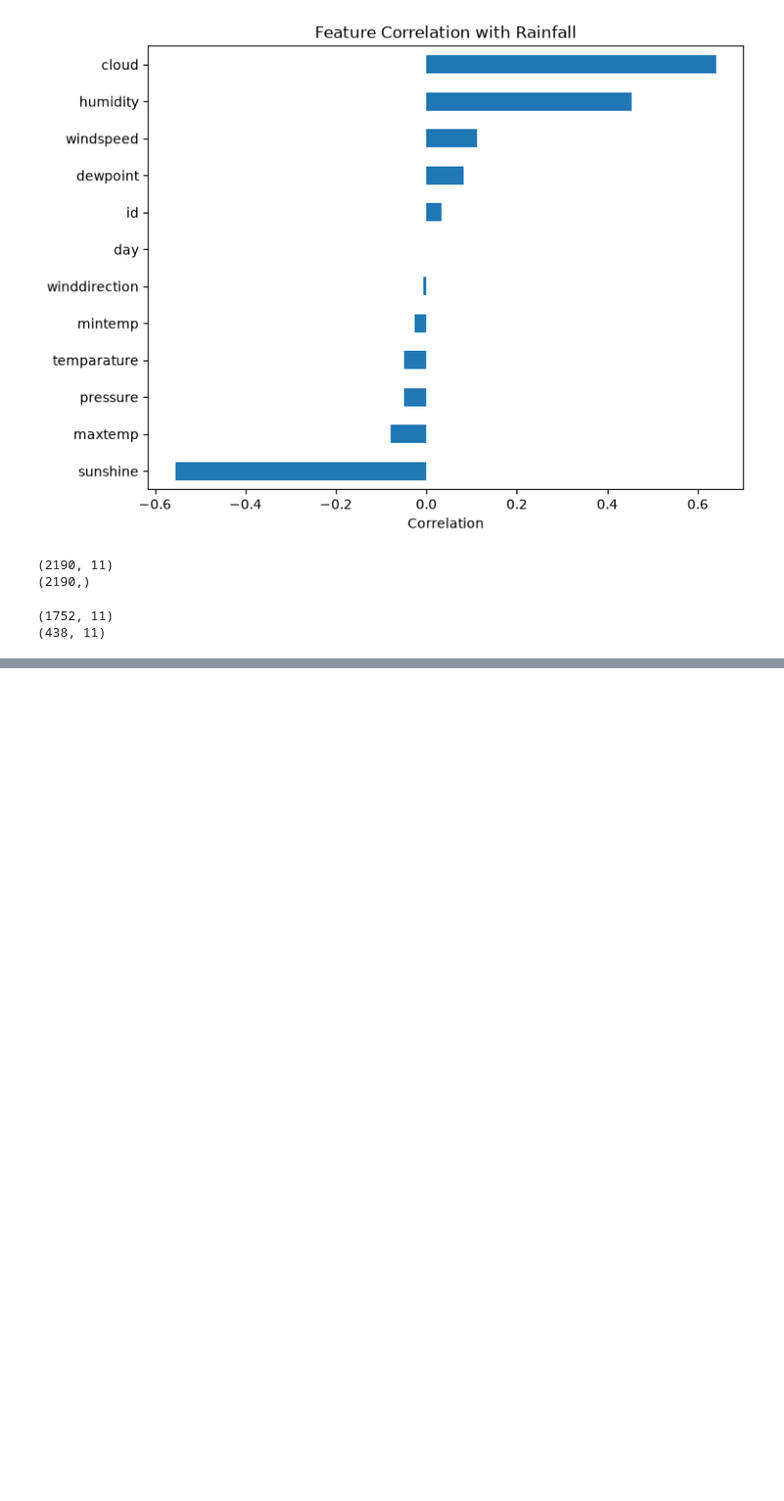
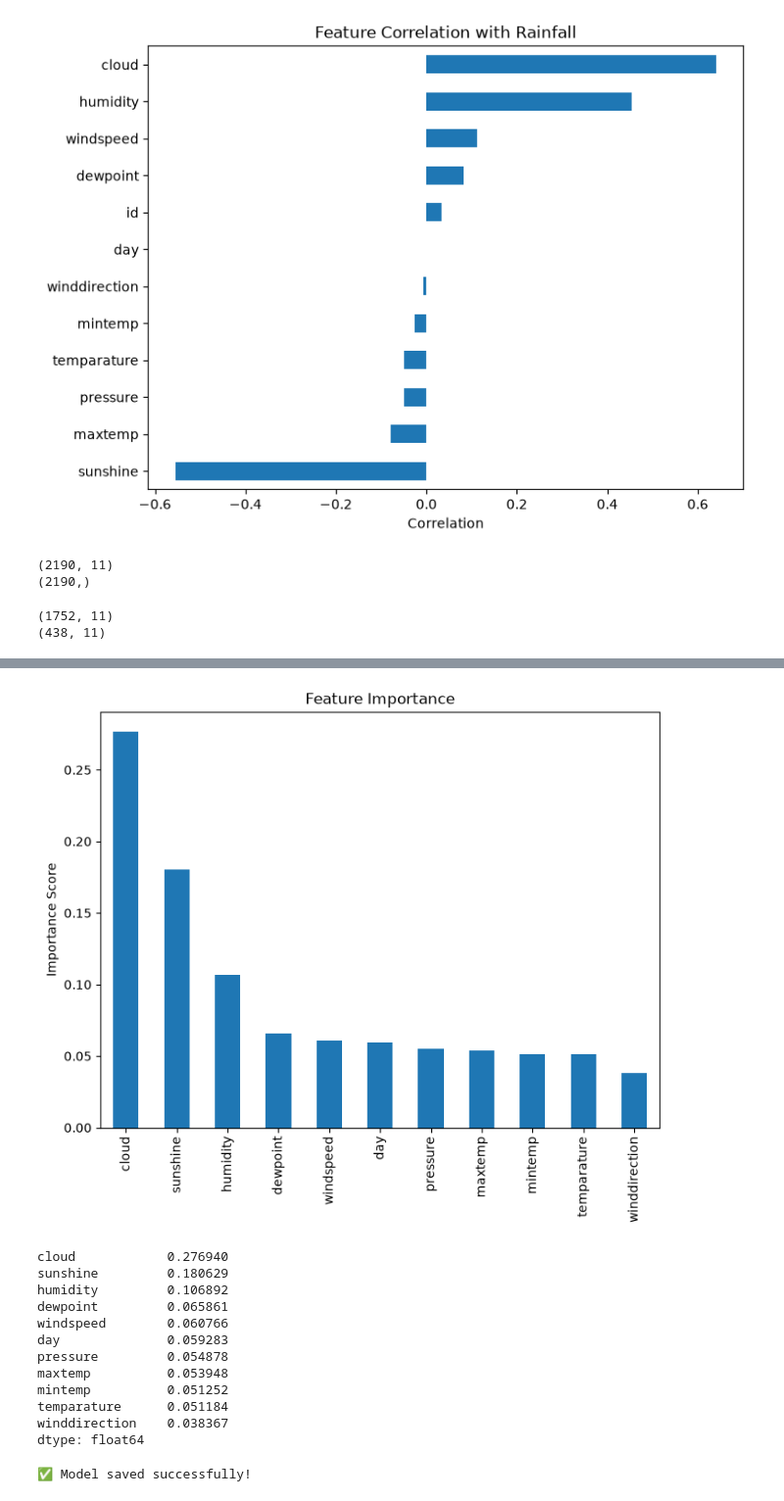
Before and after one commit to DILANTHA9590/rainfall-prediction-ml, a Jupyter notebook: backend/notebooks/01_eda.ipynb, the cells around one changed output, grey strips where cells are left out. Shown at 98% size. Drawn from its saved outputs; the diff is of its cells as text; code cells hidden in the pictures; blank space fills up the shorter version.

```diff
--- a/backend/notebooks/01_eda.ipynb
+++ b/backend/notebooks/01_eda.ipynb
@@ -222,0 +288,40 @@ print(X_test.shape)
+# %%
+# Feature Importance
+
+importance = pd.Series(
+    model.feature_importances_,
+    index=X.columns
+).sort_values(ascending=False)
+
+plt.figure(figsize=(8,6))
+
+importance.plot(kind="bar")
+
+plt.title("Feature Importance")
+plt.ylabel("Importance Score")
+
+plt.show()
+
+importance
+# %% [output]
+[figure, added]
+cloud            0.276940
+sunshine         0.180629
+humidity         0.106892
+dewpoint         0.065861
+windspeed        0.060766
+day              0.059283
+pressure         0.054878
+maxtemp          0.053948
+mintemp          0.051252
+temparature      0.051184
+winddirection    0.038367
+dtype: float64
+# %%
+# Save trained model
+
+joblib.dump(model, "../models/rainfall_model.pkl")
+
+print("✅ Model saved successfully!")
+# %% [output]
+✅ Model saved successfully!
```
Also changed, not shown: parts of 5 cells of this notebook.
